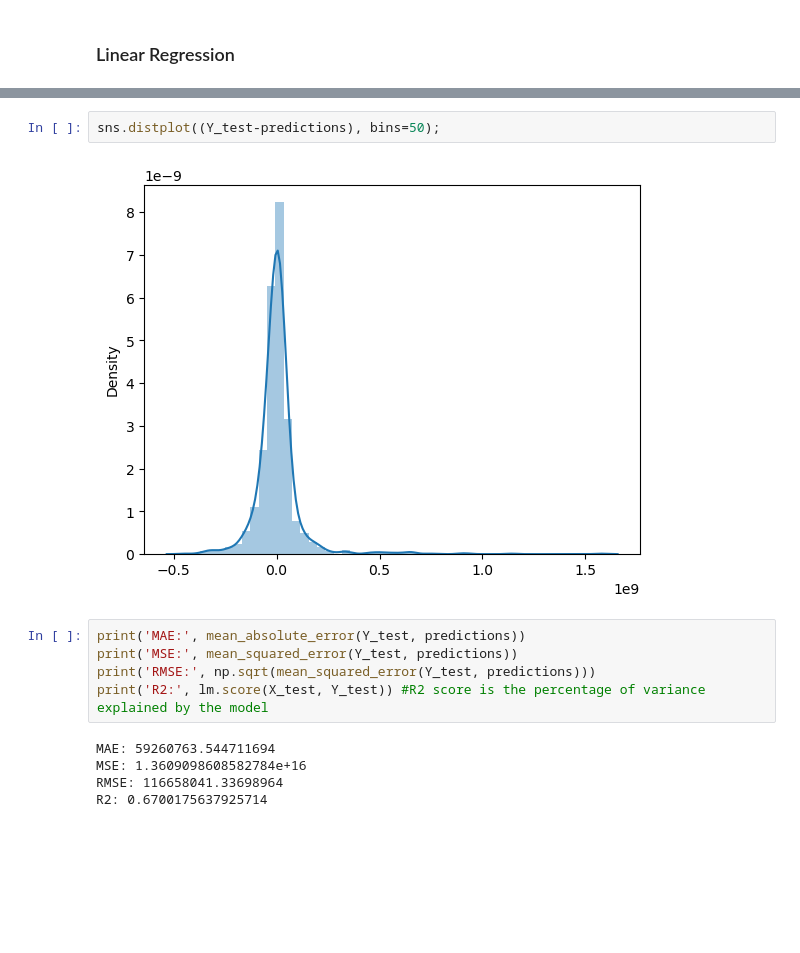
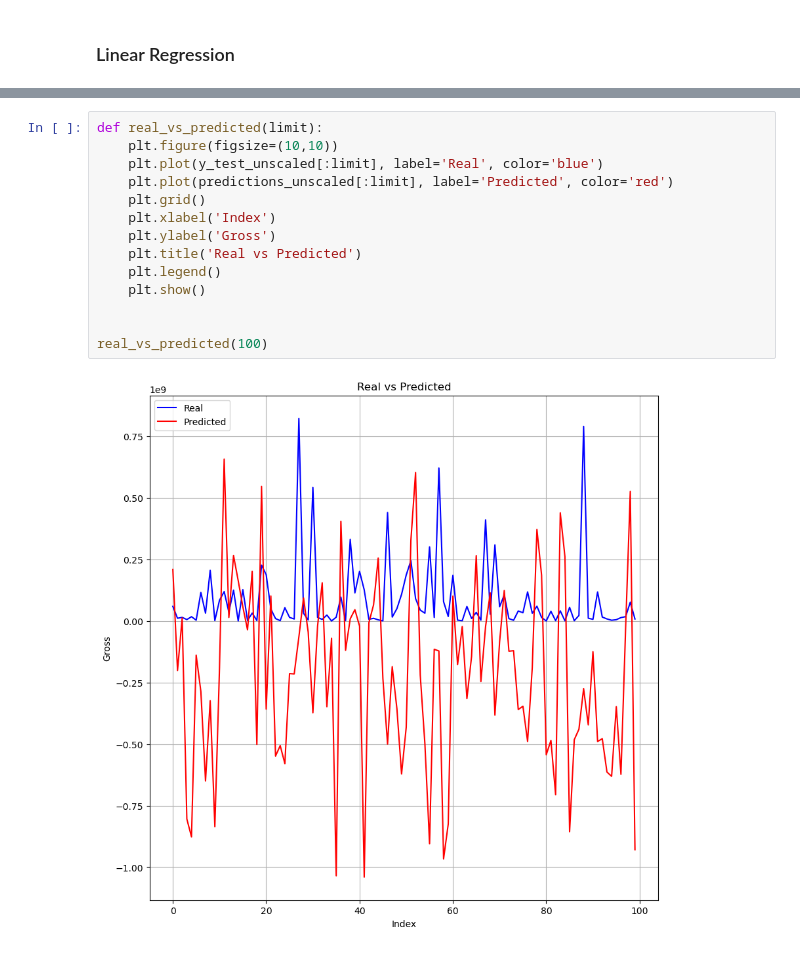
Before and after one commit to vascoliveira2511/DAA, a Jupyter notebook: trabalho/cinema.ipynb, the cells around one changed output, grey strips where cells are left out. Cells and saved outputs as stored; diff of their text form; blank space fills up the shorter version.

```diff
--- a/trabalho/cinema.ipynb
+++ b/trabalho/cinema.ipynb
@@ -351,14 +490,16 @@ plt.scatter(Y_test, predictions)
-# %%
-sns.distplot((Y_test-predictions), bins=50);
-# %% [output]
-[figure, removed]
-# %%
-print('MAE:', mean_absolute_error(Y_test, predictions))
-print('MSE:', mean_squared_error(Y_test, predictions))
-print('RMSE:', np.sqrt(mean_squared_error(Y_test, predictions)))
-print('R2:', lm.score(X_test, Y_test)) #R2 score is the percentage of variance explained by the model
-# %% [output]
-MAE: 59260763.544711694
-MSE: 1.3609098608582784e+16
-RMSE: 116658041.33698964
-R2: 0.6700175637925714
+# %%
+def real_vs_predicted(limit):
+    plt.figure(figsize=(10,10))
+    plt.plot(y_test_unscaled[:limit], label='Real', color='blue')
+    plt.plot(predictions_unscaled[:limit], label='Predicted', color='red')
+    plt.grid()
+    plt.xlabel('Index')
+    plt.ylabel('Gross')
+    plt.title('Real vs Predicted')
+    plt.legend()
+    plt.show()
+
+
+real_vs_predicted(100)
+# %% [output]
+[figure, added]
```
Also changed, not shown: parts of 24 cells of this notebook.
